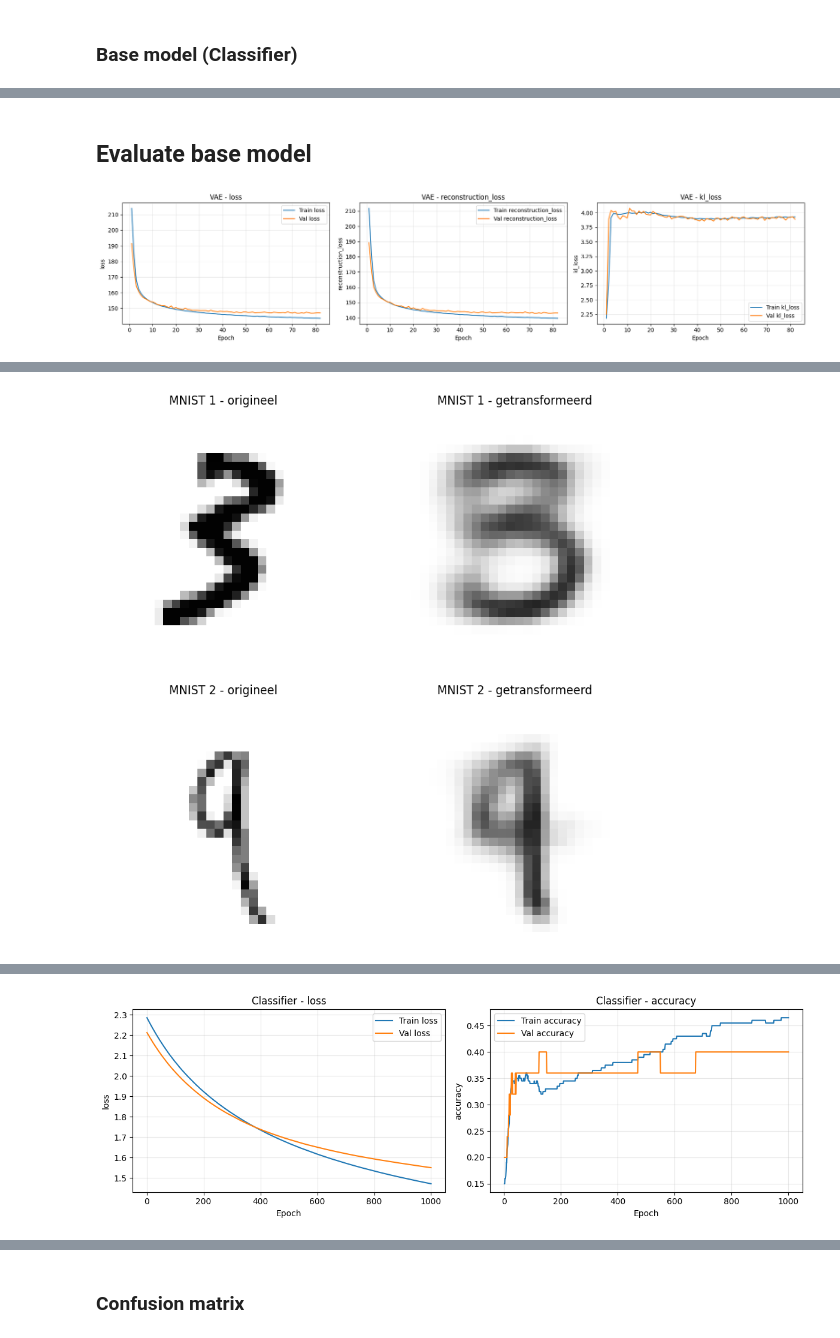
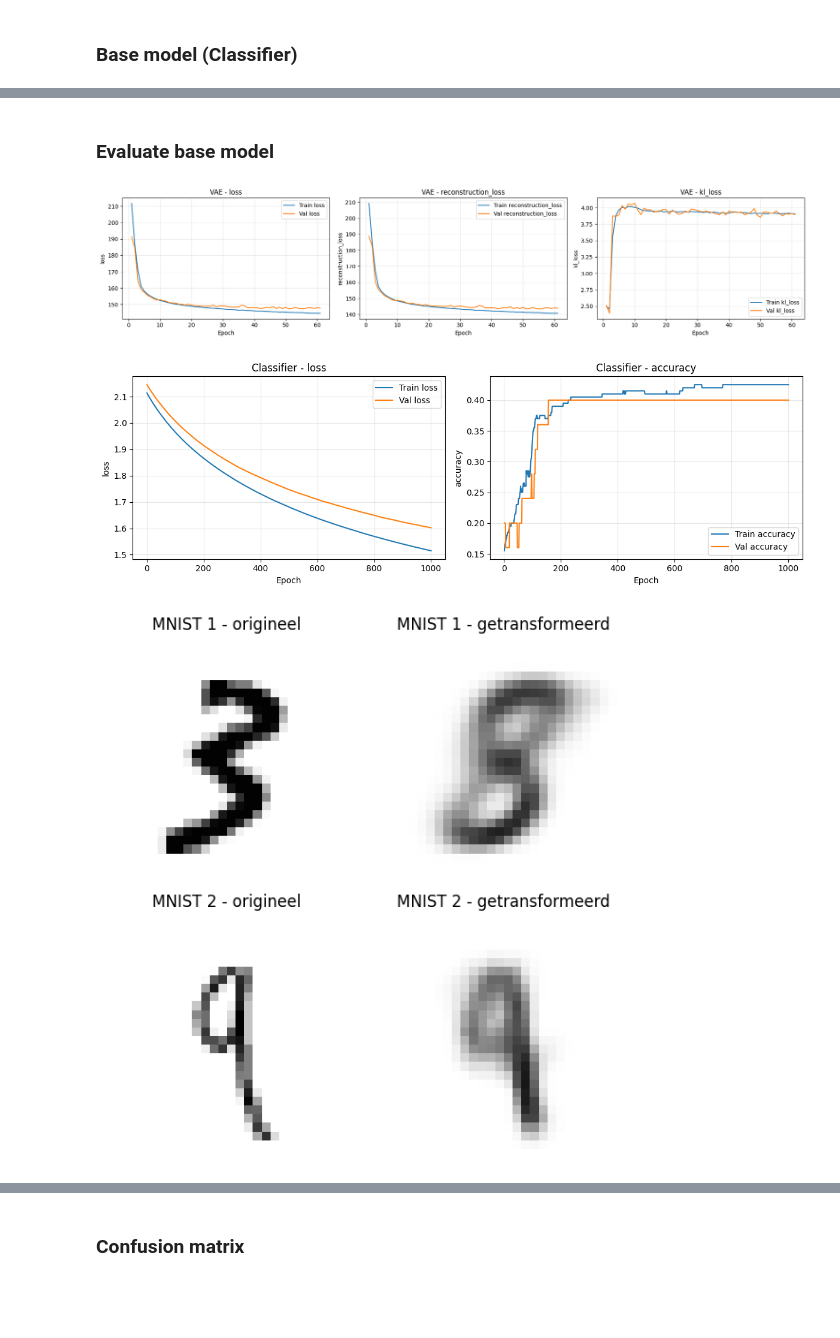
Before and after one commit to FrankVanDerVelde/master_applied-artificial_intelligence, a Jupyter notebook: methoden_en_technieken/datapunt_4/M&T_opdracht_Datapunt2b.ipynb, the cells around one changed output, grey strips where cells are left out. Cells and saved outputs as stored; diff of their text form; code cells hidden in the pictures; blank space fills up the shorter version.

```diff
--- a/methoden_en_technieken/datapunt_4/M&T_opdracht_Datapunt2b.ipynb
+++ b/methoden_en_technieken/datapunt_4/M&T_opdracht_Datapunt2b.ipynb
@@ -684,30 +678,23 @@ Epoch 1000/1000
 Restoring model weights from the end of the best epoch: 1000.
 # %% [markdown]
-## Evaluate base model
+### Evaluate base model
 # %%
 plot_training_curves(hist, title_prefix='VAE')
 
-# Preview reconstruction using UNLABELED validation slice (no labeled data involved)
-latent, _ = vae.encoder.predict(x_train)
-xnew = vae.decoder.predict(latent)
+# Reusable plots for classifier training
+plot_training_curves(vae_cls_hist, title_prefix='Classifier')
 
-plt.figure(figsize = (10,10))
-plt.subplot(2,2,1)
-plt.imshow(1-x_train[1].reshape(28,28), cmap='gray', vmin=0, vmax=1)
-plt.axis('off')
-plt.title('MNIST 1 - origineel')
-plt.subplot(2,2,2)
-plt.imshow(1-xnew[1,:,:,0], cmap='gray', vmin=0, vmax=1)
-plt.axis('off')
-plt.title('MNIST 1 - getransformeerd')
-plt.subplot(2,2,3)
-plt.imshow(1-x_train[2].reshape(28,28), cmap='gray', vmin=0, vmax=1)
-plt.axis('off')
-plt.title('MNIST 2 - origineel')
-plt.subplot(2,2,4)
-plt.imshow(1-xnew[2,:,:,0], cmap='gray', vmin=0, vmax=1)
-plt.axis('off')
-plt.title('MNIST 2 - getransformeerd')
-plt.show()
+# Preview reconstruction using reusable function
+plot_vae_reconstructions(vae, x_train, n_examples=2, start_idx=1)
+
+# After training your VAE, analyze it:
+active_info = analyze_active_dimensions(vae, x_train, threshold=0.01)
+
+# Visualize class separation in latent space:
+z_encoded = plot_latent_space(vae, x_train, y_train,
+                               title='Training Data Latent Space',
+                               method='pca')  # or 'tsne'
 # %% [output]
-[figure, old version]
+[figure, new version]
+[figure, new version]
+[figure, added]
@@ -716 +704,0 @@ plt.show()
-[figure, old version]
@@ -717,5 +705,0 @@ plt.show()
-# %%
-# Reusable plots for classifier training
-plot_training_curves(vae_cls_hist, title_prefix='Classifier')
-# %% [output]
-[figure, removed]
```
Also changed, not shown: parts of 78 cells of this notebook.
